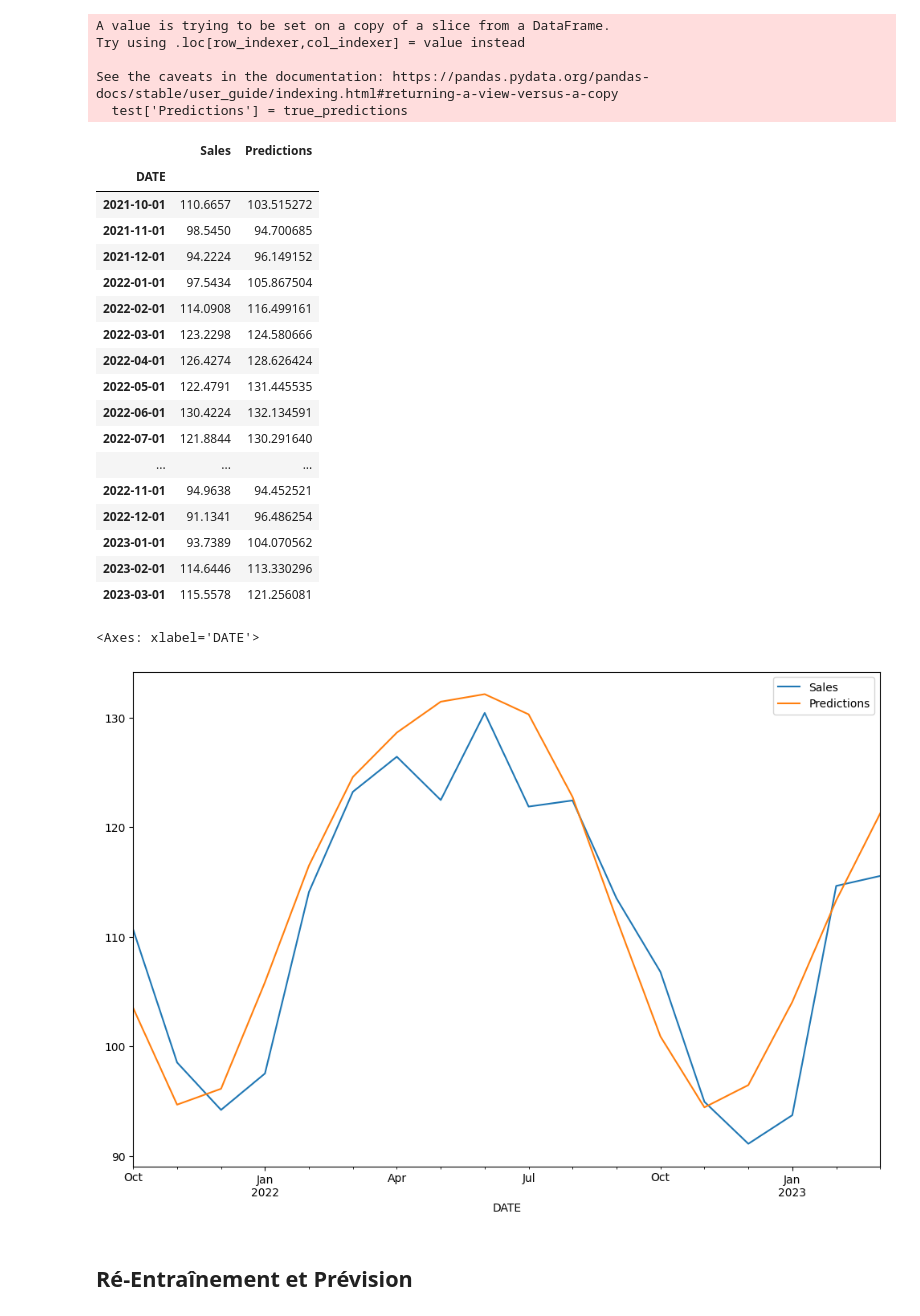
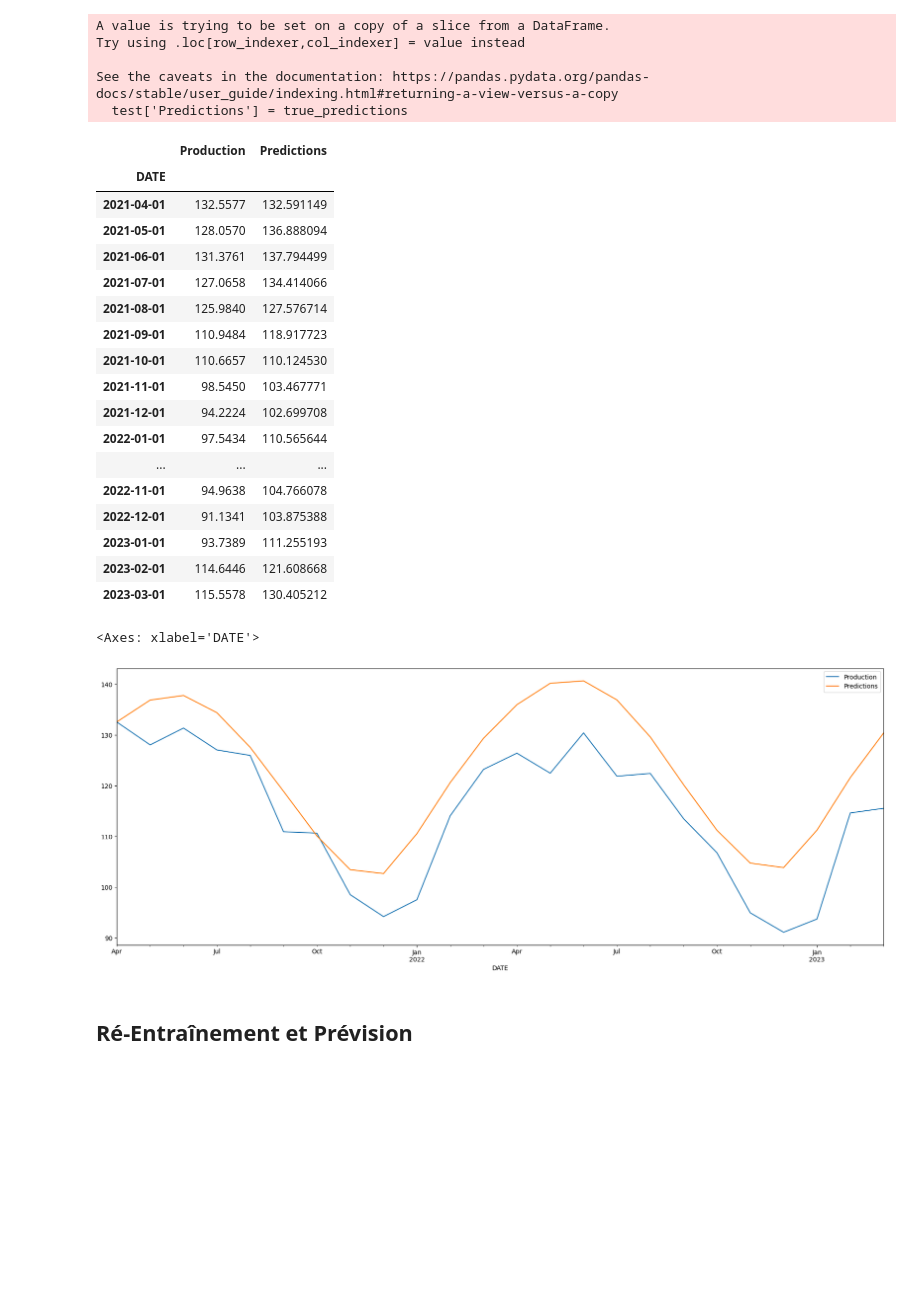
Before and after one commit to mouminaa/RNN, a Jupyter notebook: IPN31152N.ipynb, the cells around one changed output. Drawn from its saved outputs; the diff is of its cells as text; code cells hidden in the pictures; blank space fills up the shorter version.

```diff
--- a/IPN31152N.ipynb
+++ b/IPN31152N.ipynb
@@ -131,7 +131,6 @@ REMARQUE : la taille de l'ensemble de données scaled_test DOIT être supérieur
 # %%
 from tensorflow.keras.callbacks import EarlyStopping
 # %%
-length = 17
 early_stop = EarlyStopping(monitor='val_loss',patience=2)
 # %%
 validation_generator = TimeseriesGenerator(scaler_test,scaler_test, length=length, batch_size=1)
@@ -329,28 +330,28 @@ See the caveats in the documentation: https://pandas.pydata.org/pandas-docs/stab
 # %%
 test
 # %% [output]
-|  | Sales | Predictions |
+|  | Production | Predictions |
 | DATE |  |  |
-| 2021-10-01 | 110.6657 | 103.515272 |
-| 2021-11-01 | 98.5450 | 94.700685 |
-| 2021-12-01 | 94.2224 | 96.149152 |
-| 2022-01-01 | 97.5434 | 105.867504 |
-| 2022-02-01 | 114.0908 | 116.499161 |
-| 2022-03-01 | 123.2298 | 124.580666 |
-| 2022-04-01 | 126.4274 | 128.626424 |
-| 2022-05-01 | 122.4791 | 131.445535 |
-| 2022-06-01 | 130.4224 | 132.134591 |
-| 2022-07-01 | 121.8844 | 130.291640 |
+| 2021-04-01 | 132.5577 | 132.591149 |
+| 2021-05-01 | 128.0570 | 136.888094 |
+| 2021-06-01 | 131.3761 | 137.794499 |
+| 2021-07-01 | 127.0658 | 134.414066 |
+| 2021-08-01 | 125.9840 | 127.576714 |
+| 2021-09-01 | 110.9484 | 118.917723 |
+| 2021-10-01 | 110.6657 | 110.124530 |
+| 2021-11-01 | 98.5450 | 103.467771 |
+| 2021-12-01 | 94.2224 | 102.699708 |
+| 2022-01-01 | 97.5434 | 110.565644 |
 | ... | ... | ... |
-| 2022-11-01 | 94.9638 | 94.452521 |
-| 2022-12-01 | 91.1341 | 96.486254 |
-| 2023-01-01 | 93.7389 | 104.070562 |
-| 2023-02-01 | 114.6446 | 113.330296 |
-| 2023-03-01 | 115.5578 | 121.256081 |
+| 2022-11-01 | 94.9638 | 104.766078 |
+| 2022-12-01 | 91.1341 | 103.875388 |
+| 2023-01-01 | 93.7389 | 111.255193 |
+| 2023-02-01 | 114.6446 | 121.608668 |
+| 2023-03-01 | 115.5578 | 130.405212 |
 # %%
-test.plot(figsize=(12,8))
+test.plot(figsize=(22,8))
 # %% [output]
 <Axes: xlabel='DATE'>
-[figure, old version]
+[figure, new version]
 # %% [markdown]
 ## Ré-Entraînement et Prévision
```
Also changed, not shown: parts of 10 cells of this notebook, 1 other file.
